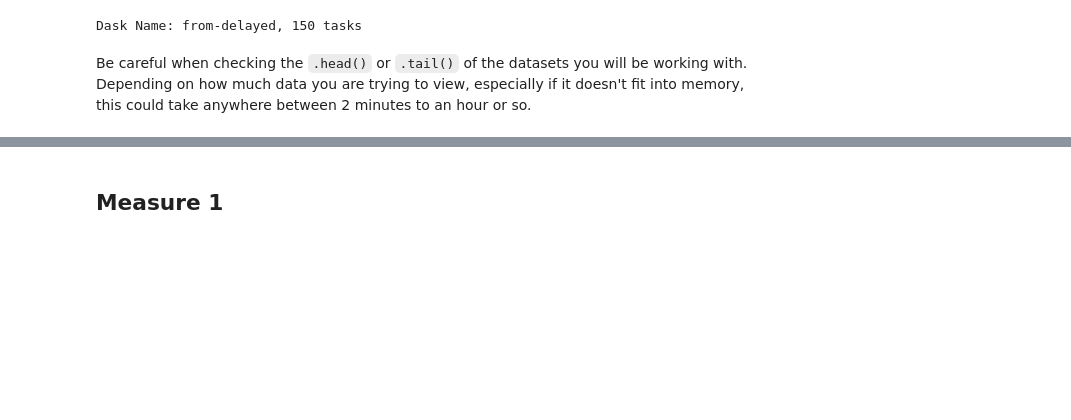
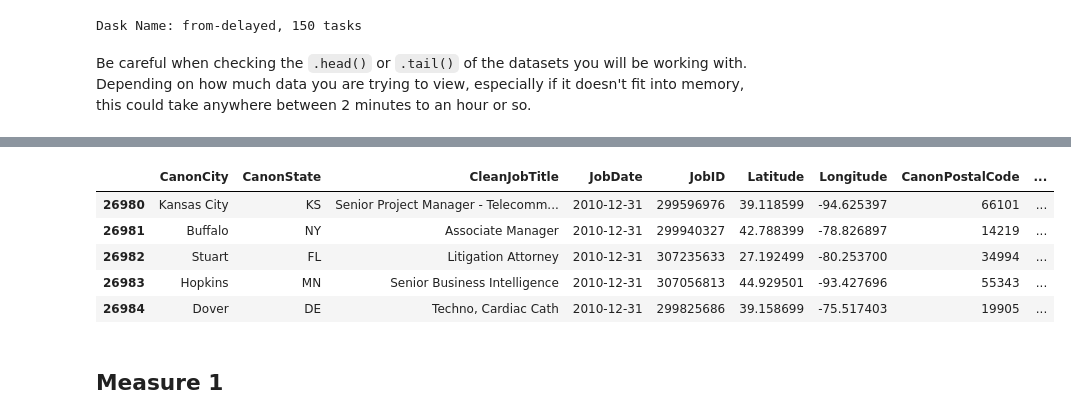
Before and after one commit to ramonprz01/bg-insead-project, a Jupyter notebook: analysis/approach_8/07_dask_data_analysis.ipynb, the cells around one changed output, grey strips where cells are left out. Cells and saved outputs as stored; diff of their text form; code cells hidden in the pictures; blank space fills up the shorter version.

Commit message:
Code cleaning and major update to analysis notebooks

```diff
--- a/analysis/approach_8/07_dask_data_analysis.ipynb
+++ b/analysis/approach_8/07_dask_data_analysis.ipynb
@@ -42,8 +32,8 @@ csv.field_size_limit(10000000)
 # %% [markdown]
 Select the path where your filtered data lives and put it below in `path` variable.
 # %%
-path = '/Users/ramonperez/Dropbox/Burning Glass/Data/companies_76k/filtered_data_07/'
-path_out = '/Users/ramonperez/Dropbox/Burning Glass/Analysis/approach_8/'
+path = '/Users/ramonperez/Dropbox/Burning Glass/Data/companies_76k/filtered_data_10/'
+path_out = '/Users/ramonperez/Dropbox/Burning Glass/Analysis/approach_8/data_10'
 # %% [markdown]
 The following two lists contain the names of the clean variables from the previous steps and the data types we will be using to read them in.
 # %%
@@ -103,5 +93,5 @@ Be careful when checking the `.head()` or `.tail()` of the datasets you will be
 # %%
 %%time
 
-# ddf.tail()
+ddf.tail()
 # %% [output]
@@ -110,3 +100,9 @@ Wall time: 19.3 µs
+|  | CanonCity | CanonState | CleanJobTitle | JobDate | JobID | Latitude | Longitude | CanonPostalCode | ... |
+| 26980 | Kansas City | KS | Senior Project Manager - Telecomm... | 2010-12-31 | 299596976 | 39.118599 | -94.625397 | 66101 | ... |
+| 26981 | Buffalo | NY | Associate Manager | 2010-12-31 | 299940327 | 42.788399 | -78.826897 | 14219 | ... |
+| 26982 | Stuart | FL | Litigation Attorney | 2010-12-31 | 307235633 | 27.192499 | -80.253700 | 34994 | ... |
+| 26983 | Hopkins | MN | Senior Business Intelligence | 2010-12-31 | 307056813 | 44.929501 | -93.427696 | 55343 | ... |
+| 26984 | Dover | DE | Techno, Cardiac Cath | 2010-12-31 | 299825686 | 39.158699 | -75.517403 | 19905 | ... |
 # %% [markdown]
 ## Measure 1
 # %% [markdown]
```
Also changed, not shown: parts of 25 cells of this notebook, 1 other file.
